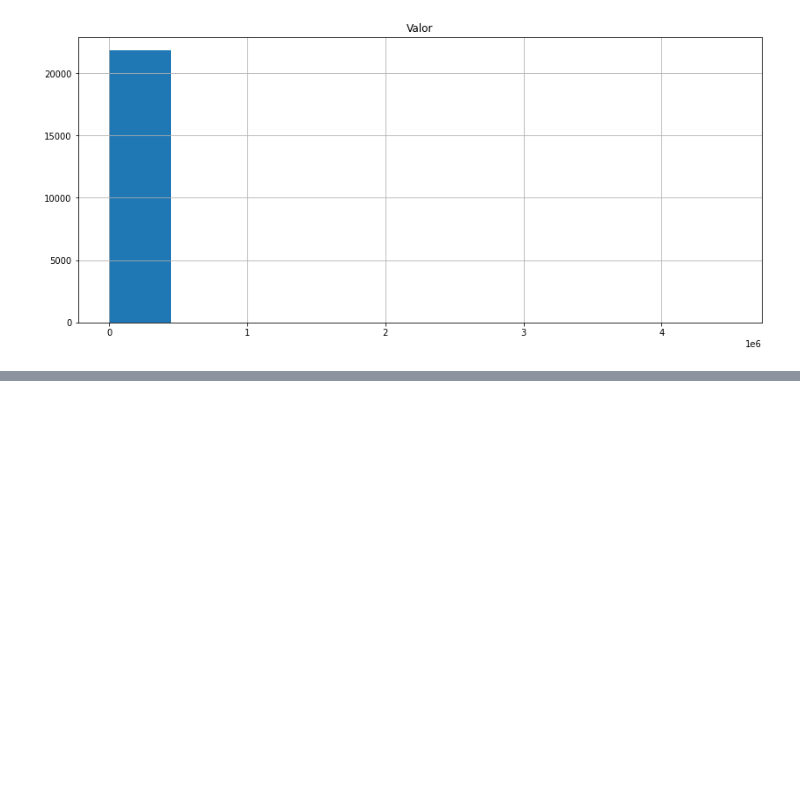
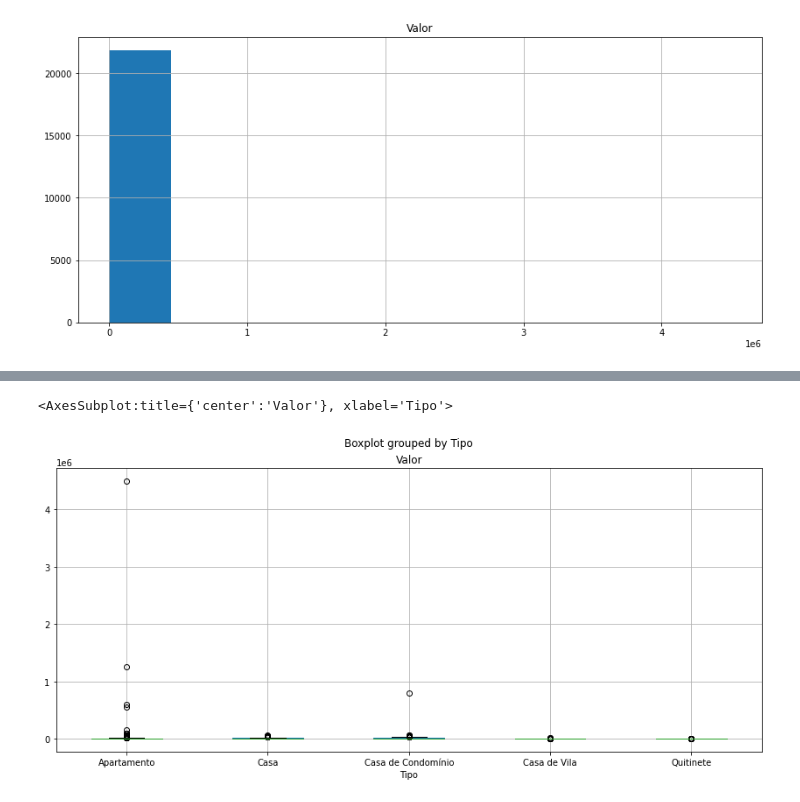
Before and after one commit to ciqueti/Curso-Pandas, a Jupyter notebook: Base_de_dados_8.ipynb, the cells around one changed output, grey strips where cells are left out. Cells and saved outputs as stored; diff of their text form; code cells hidden in the pictures; blank space fills up the shorter version.

```diff
--- a/Base_de_dados_8.ipynb
+++ b/Base_de_dados_8.ipynb
@@ -55,0 +59,6 @@ array([[<AxesSubplot:title={'center':'Valor'}>]], dtype=object)
+# %%
+
+dados.boxplot('Valor', by='Tipo')
+# %% [output]
+<AxesSubplot:title={'center':'Valor'}, xlabel='Tipo'>
+[figure, added]
```
Also changed, not shown: parts of 7 cells of this notebook, 5 other files.
